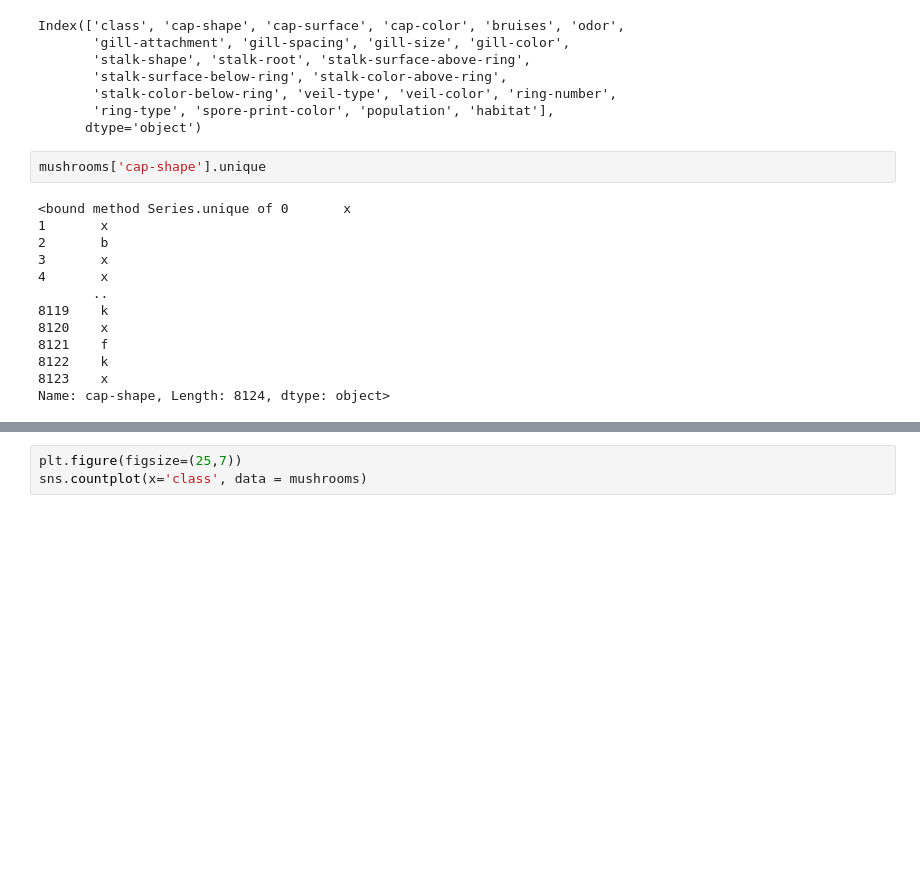
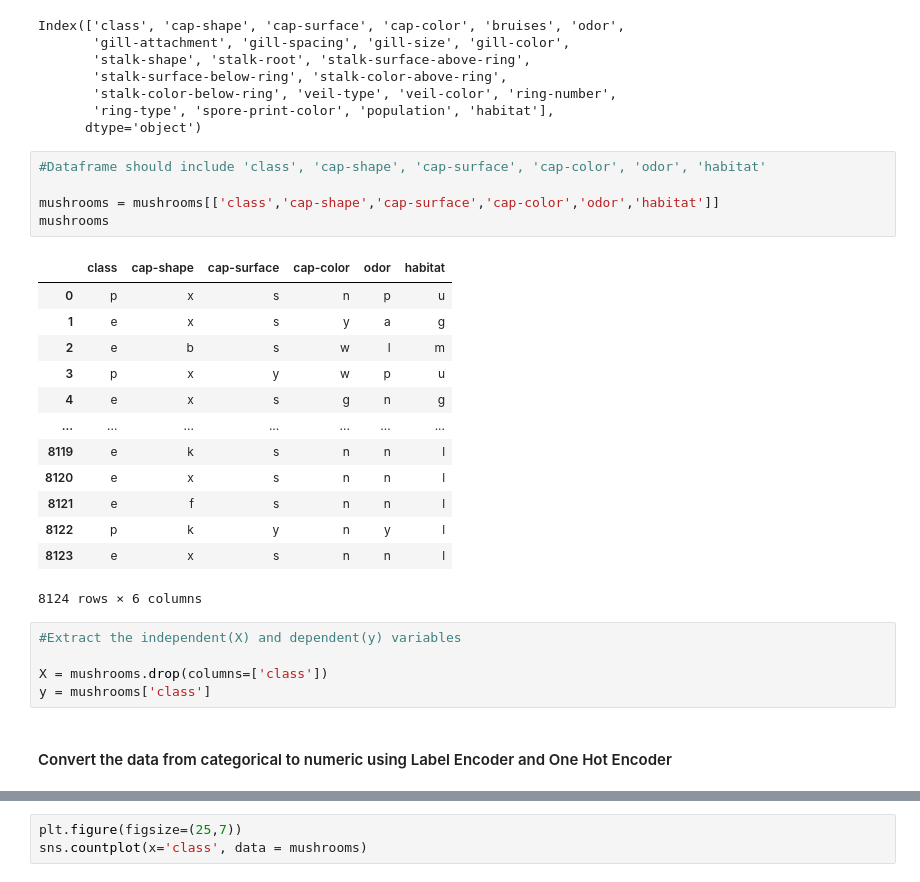
Before and after one commit to campscd/PRACTICE, a Jupyter notebook: Mushroom_Classification.ipynb, the cells around one changed output, grey strips where cells are left out. Drawn from its saved outputs; the diff is of its cells as text; blank space fills up the shorter version.

Commit message:
Using Decision Tree Model

```diff
--- a/Mushroom_Classification.ipynb
+++ b/Mushroom_Classification.ipynb
@@ -83,18 +68,29 @@ Index(['class', 'cap-shape', 'cap-surface', 'cap-color', 'bruises', 'odor',
        'stalk-color-below-ring', 'veil-type', 'veil-color', 'ring-number',
        'ring-type', 'spore-print-color', 'population', 'habitat'],
       dtype='object')
-# %%
-mushrooms['cap-shape'].unique
-# %% [output]
-<bound method Series.unique of 0       x
-1       x
-2       b
-3       x
-4       x
-       ..
-8119    k
-8120    x
-8121    f
-8122    k
-8123    x
-Name: cap-shape, Length: 8124, dtype: object>
+# %%
+#Dataframe should include 'class', 'cap-shape', 'cap-surface', 'cap-color', 'odor', 'habitat'
+
+mushrooms = mushrooms[['class','cap-shape','cap-surface','cap-color','odor','habitat']]
+mushrooms
+# %% [output]
+|  | class | cap-shape | cap-surface | cap-color | odor | habitat |
+| 0 | p | x | s | n | p | u |
+| 1 | e | x | s | y | a | g |
+| 2 | e | b | s | w | l | m |
+| 3 | p | x | y | w | p | u |
+| 4 | e | x | s | g | n | g |
+| ... | ... | ... | ... | ... | ... | ... |
+| 8119 | e | k | s | n | n | l |
+| 8120 | e | x | s | n | n | l |
+| 8121 | e | f | s | n | n | l |
+| 8122 | p | k | y | n | y | l |
+| 8123 | e | x | s | n | n | l |
+8124 rows × 6 columns
+# %%
+#Extract the independent(X) and dependent(y) variables
+
+X = mushrooms.drop(columns=['class'])
+y = mushrooms['class']
+# %% [markdown]
+#### Convert the data from categorical to numeric using Label Encoder and One Hot Encoder
```
Also changed, not shown: parts of 19 cells of this notebook.
